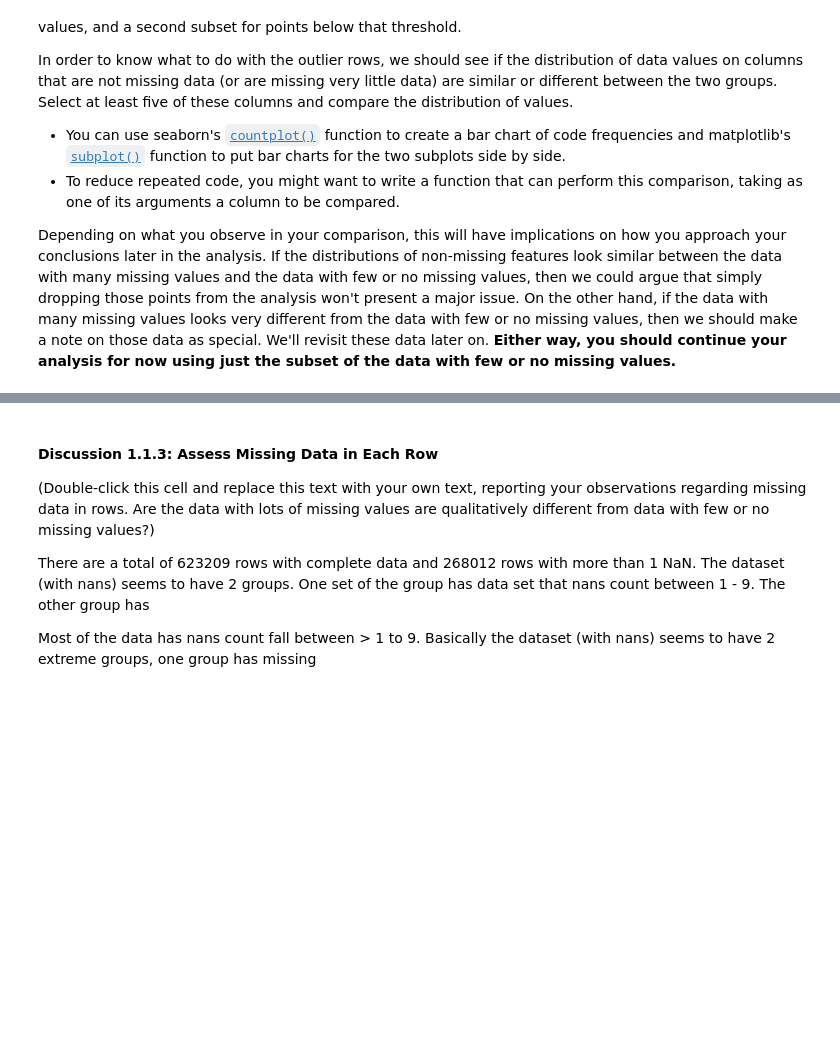
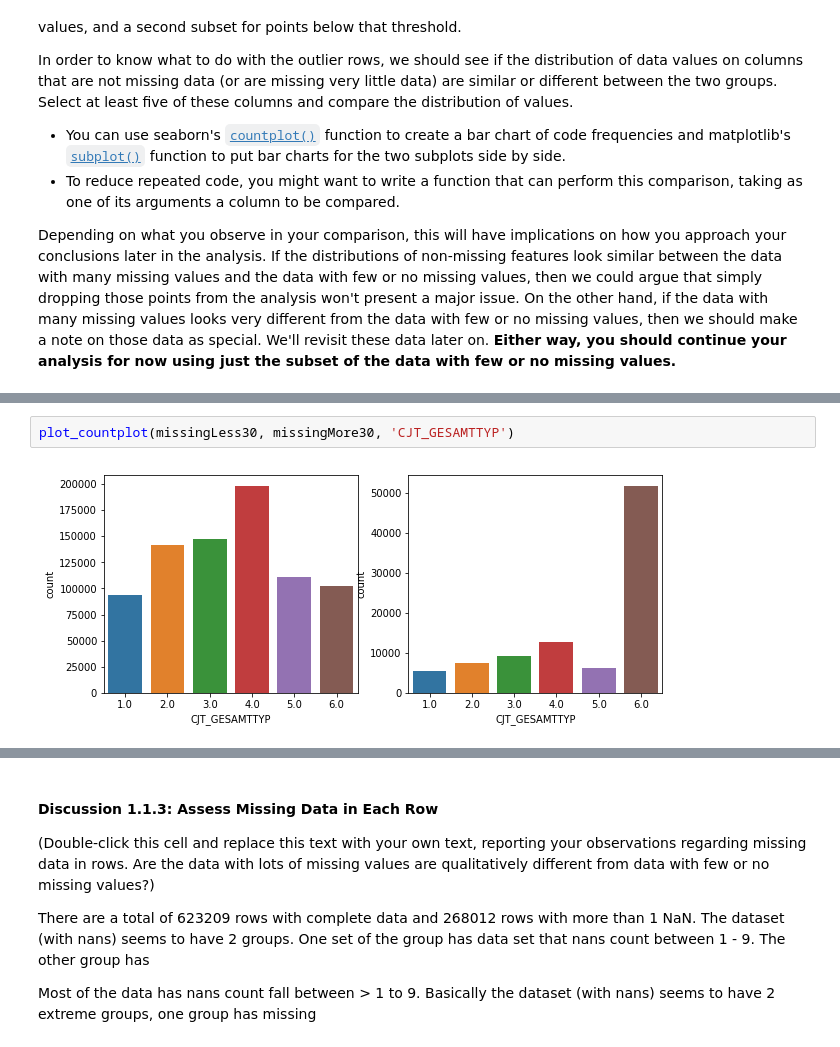
Before and after one commit to rainfrost99/identify_cust_seg, a Jupyter notebook: Identify_Customer_Segments.ipynb, the cells around one changed output, grey strips where cells are left out. Cells and saved outputs as stored; diff of their text form; blank space fills up the shorter version.

```diff
--- a/Identify_Customer_Segments.ipynb
+++ b/Identify_Customer_Segments.ipynb
@@ -366,0 +370,4 @@ print(df_rows_nans[:6])
+# %%
+plot_countplot(missingLess30, missingMore30, 'CJT_GESAMTTYP')
+# %% [output]
+[figure, added]
```
Also changed, not shown: parts of 21 cells of this notebook.
